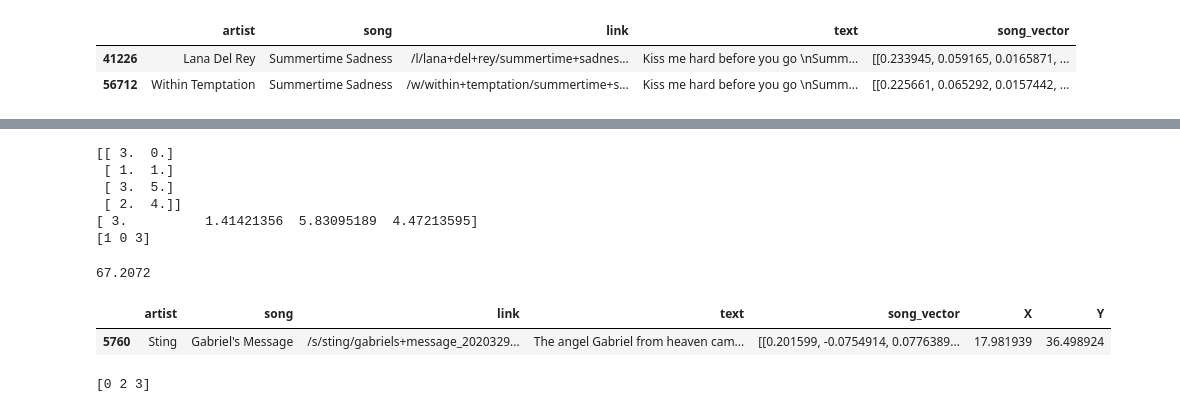
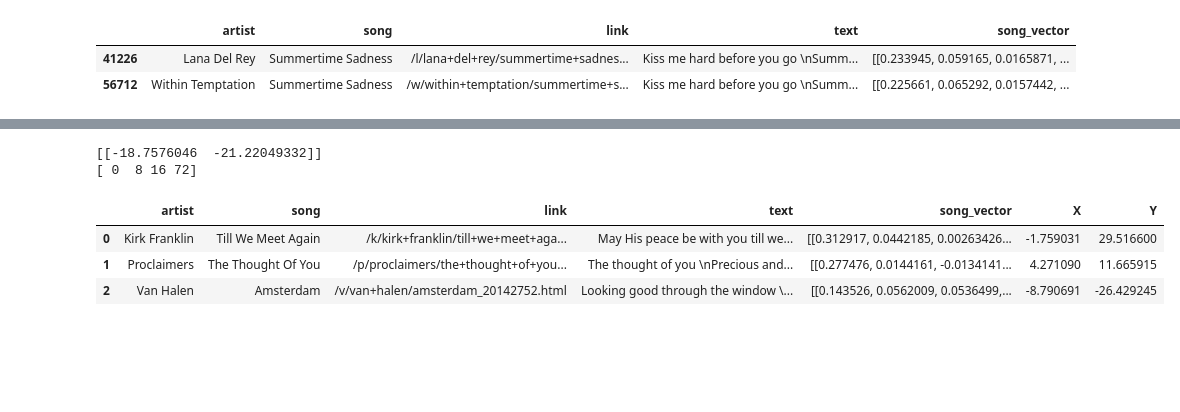
Before and after one commit to Kartikaggarwal98/Music_Recommendation, a Jupyter notebook: music_50.ipynb, the cells around one changed output, grey strips where cells are left out. Drawn from its saved outputs; the diff is of its cells as text; code cells hidden in the pictures; blank space fills up the shorter version.

```diff
--- a/music_50.ipynb
+++ b/music_50.ipynb
@@ -433,37 +450,16 @@ two_dimensional_songs.loc[two_dimensional_songs['artist']=='Maroon 5']
 # %%
-def l2_norm(x1,points_arr):
-    dist_arr=np.sqrt(((b-a)**2).sum(axis=1))
-    return dist_arr.argsort()[:3]
-
-x1=np.array(two_dimensional_songs.loc[two_dimensional_songs['song']=='Love Somebody',['X','Y']])
+x1=np.array(two_dimensional_songs.loc[two_dimensional_songs['song']=='Starry Eyed',['X','Y']])
+print (x1)
 points_arr=np.array(two_dimensional_songs.ix[:,['X','Y']])
 min_indices = (l2_norm(x1,points_arr))
+two_dimensional_songs.iloc[min_indices]
+# %% [output]
+[[-18.7576046  -21.22049332]]
+[ 0  8 16 72]
+|  | artist | song | link | text | song_vector | X | Y |
+| 0 | Kirk Franklin | Till We Meet Again | /k/kirk+franklin/till+we+meet+aga... | May His peace be with you till we... | [[0.312917, 0.0442185, 0.00263426... | -1.759031 | 29.516600 |
+| 1 | Proclaimers | The Thought Of You | /p/proclaimers/the+thought+of+you... | The thought of you \nPrecious and... | [[0.277476, 0.0144161, -0.0134141... | 4.271090 | 11.665915 |
+| 2 | Van Halen | Amsterdam | /v/van+halen/amsterdam_20142752.html | Looking good through the window \... | [[0.143526, 0.0562009, 0.0536499,... | -8.790691 | -26.429245 |
-# %%
-a=np.array([1,2])
-b=np.array([[4,2],[2,3],[4,7],[3,6]])
-print (np.sqrt(((b-a)**2)))
-print (np.sqrt(((b-a)**2).sum(axis=1)))
-print (np.sqrt(((b-a)**2).sum(axis=1))).argsort()[:3]
-# %% [output]
-[[ 3.  0.]
- [ 1.  1.]
- [ 3.  5.]
- [ 2.  4.]]
-[ 3.          1.41421356  5.83095189  4.47213595]
-[1 0 3]
-# %%
-# print (two_dimensional_songs.loc[two_dimensional_songs['song']=='Sunday Morning'])
-print (min['dist'])
-two_dimensional_songs.loc[two_dimensional_songs['X']==min['points'][0]]
-# %% [output]
-67.2072
-|  | artist | song | link | text | song_vector | X | Y |
-| 5760 | Sting | Gabriel's Message | /s/sting/gabriels+message_2020329... | The angel Gabriel from heaven cam... | [[0.201599, -0.0754914, 0.0776389... | 17.981939 | 36.498924 |
-# %%
-arr=np.array([2,5,3,4,6])
-print (arr.argsort()[:3])
-# %% [output]
-[0 2 3]
 # %%
 from plotly.offline import download_plotlyjs, init_notebook_mode, plot, iplot
 
```
Also changed, not shown: parts of 3 cells of this notebook.
